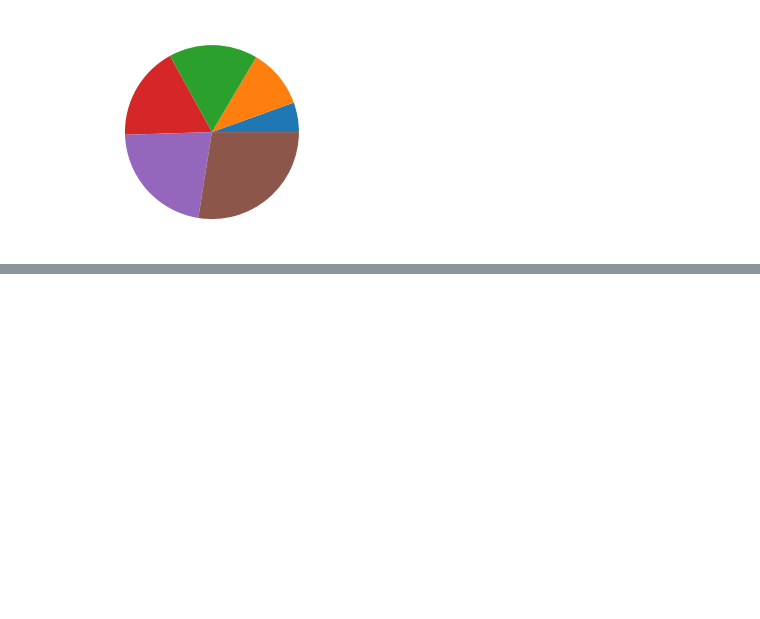
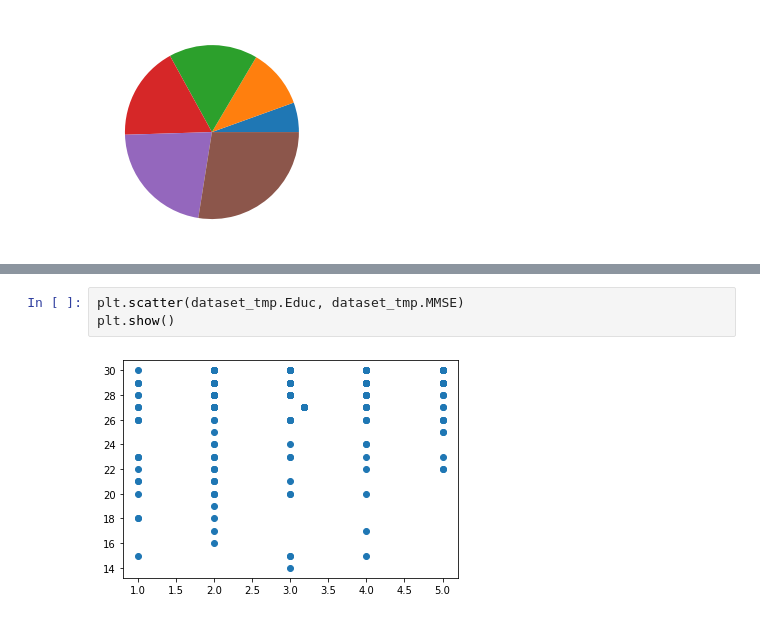
Before and after one commit to KlaraKrmpotic/UZOP_projekt, a Jupyter notebook: bilj_lab1.ipynb, the cells around one changed output, grey strips where cells are left out. Cells and saved outputs as stored; diff of their text form; blank space fills up the shorter version.

```diff
--- a/bilj_lab1.ipynb
+++ b/bilj_lab1.ipynb
@@ -179,0 +190,5 @@ Name: Educ, dtype: int64
+# %%
+plt.scatter(dataset_tmp.Educ, dataset_tmp.MMSE)
+plt.show()
+# %% [output]
+[figure, added]
```
Also changed, not shown: parts of 5 cells of this notebook.
